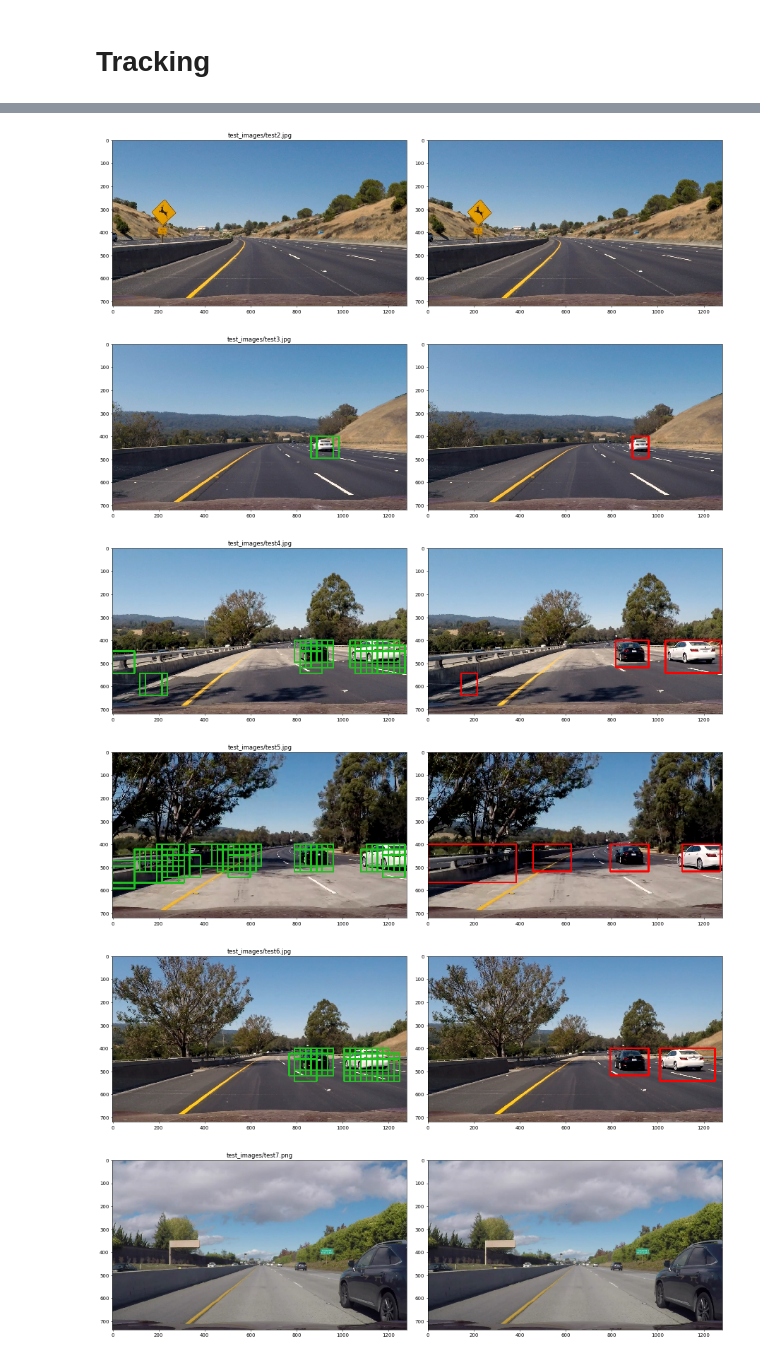
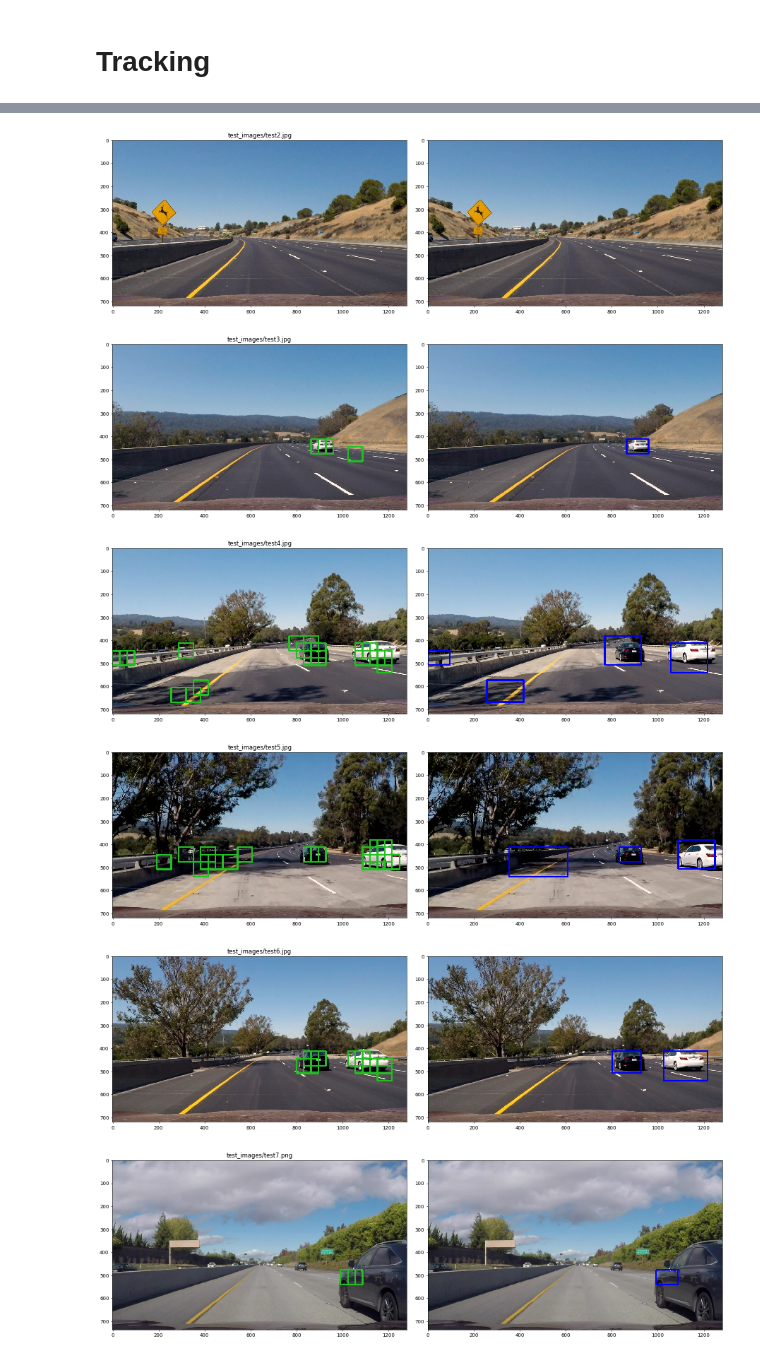
Before and after one commit to corrado9999/CarND-Vehicle-Detection, a Jupyter notebook: Test1.ipynb, the cells around one changed output, grey strips where cells are left out. Cells and saved outputs as stored; diff of their text form; code cells hidden in the pictures.

Commit message:
Tested new CarTracker class.

```diff
--- a/Test1.ipynb
+++ b/Test1.ipynb
@@ -72,0 +77,3 @@ Accuracy:        99.0%
+# %%
+training.store_model('test.P', None, pipeline, accuracy, {})
+pipe2 = training.load_model('test.P')[0]
@@ -73,26 +91,35 @@ Accuracy:        99.0%
 # %% [markdown]
 # Tracking #
+# %%
+_, feature_extractor, classifier = training.load_model('./test.P')
+#_, feature_extractor, classifier = training.load_model('./model_local_all_classifier-svm-C=1000.0_classifier-svm-kernel=linear_features-cspace=HLS_features-hog_channels=ALL.P')
+# %%
+idx = slice(1, 4, 4)
+tracker = tracking.CarTracker(yranges=[(350, 680), (350, 680), (350, 680), (350, 680)][idx],
+                              scales=[0.5, 1, 1.5, 2][idx],
+                              colors=[(192,  32,  32), ( 32, 192,  32),
+                                      ( 32,  32, 192), ( 64, 224, 192)][idx],
+                              hog_cells_per_step=4,
+                              heat_threshold=1,
+                              extract_features=feature_extractor.extract_features,
+                              predict=classifier.predict,
+                              merge_boxes=True,
+                              expand_maximum=True,
+                              alpha=0,
+                              )
 # %%
-#%%prun -s tottime -l features|lesson|svm
-idx = slice(1, 2)
+# %%prun -s tottime -l features|tracking|svm
 for path in sorted(glob.glob('test_images/*'))[:]:
-    plt.figure()
-    image = cv2.imread(path)
-    bboxes = lesson_functions.find_cars(image,
-                                        yranges=[(400,528), (400,656), (400,656), (300,700)][idx],
-                                        scales=[1, 1.5, 2, 8][idx],
-                                        hog_cells_per_step=2,
-                                        extract_features=feature_extractor.extract_features,
-                                        predict=classifier.predict,
-                                       )
-    result = lesson_functions.draw_boxes(image, bboxes,
-                                         colors=[(192,  32,  32), ( 32, 192,  32),
-                                                 ( 32,  32, 192), ( 64, 224, 192)][idx])
+    image = cv2.imread(path)[..., ::-1]
+    result, unmerged = tracker(image, return_unmerged=True)
+
     plt.subplot(121)
-    plt.imshow(result[..., ::-1])
+    plt.imshow(unmerged)
     plt.title(path)
+
     plt.subplot(122)
-    plt.imshow(lesson_functions.clean_detections(image, bboxes, heat_threshold=1)[..., ::-1])
+    plt.imshow(result)
+
     plt.tight_layout()
     plt.show()
 # %% [output]
@@ -100,6 +127,6 @@ for path in sorted(glob.glob('test_images/*'))[:]:
 [figure]
-[figure, old version]
+[figure, new version]
-[figure, old version]
+[figure, new version]
-[figure, old version]
+[figure, new version]
-[figure, old version]
+[figure, new version]
-[figure, old version]
+[figure, new version]
```
Also changed, not shown: parts of 16 cells of this notebook.
